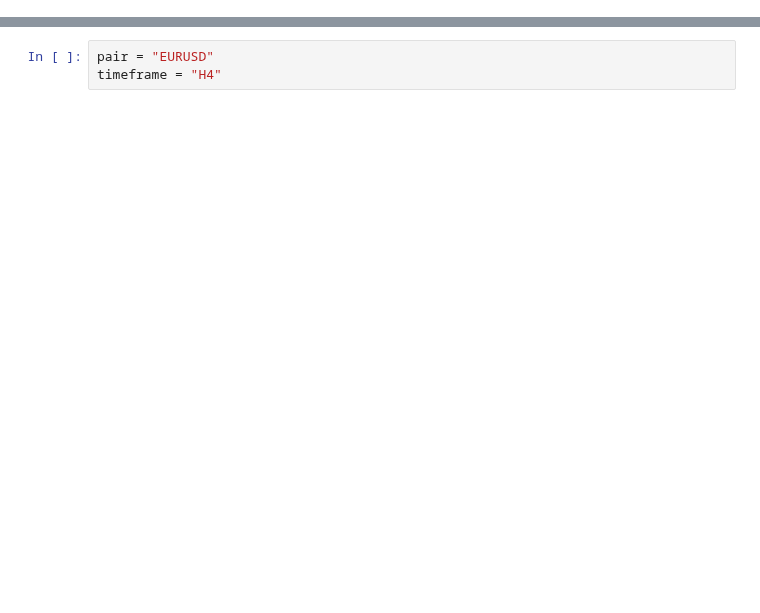
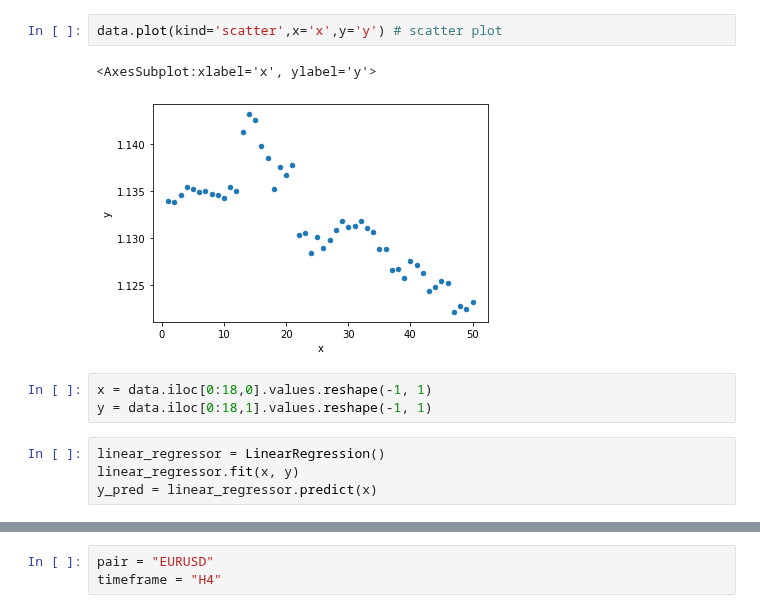
Before and after one commit to Forexience/Forexience, a Jupyter notebook: regression-modeling.ipynb, the cells around one changed output, grey strips where cells are left out. Saved outputs shown, nothing was run; the diff lists cells and outputs as text; blank space fills up the shorter version.

Commit message:
linear regression

```diff
--- a/regression-modeling.ipynb
+++ b/regression-modeling.ipynb
@@ -32,0 +39,12 @@ data.head(30)
+# %%
+data.plot(kind='scatter',x='x',y='y') # scatter plot
+# %% [output]
+<AxesSubplot:xlabel='x', ylabel='y'>
+[figure, added]
+# %%
+x = data.iloc[0:18,0].values.reshape(-1, 1)
+y = data.iloc[0:18,1].values.reshape(-1, 1)
+# %%
+linear_regressor = LinearRegression()
+linear_regressor.fit(x, y)
+y_pred = linear_regressor.predict(x)
```
Also changed, not shown: parts of 17 cells of this notebook.
